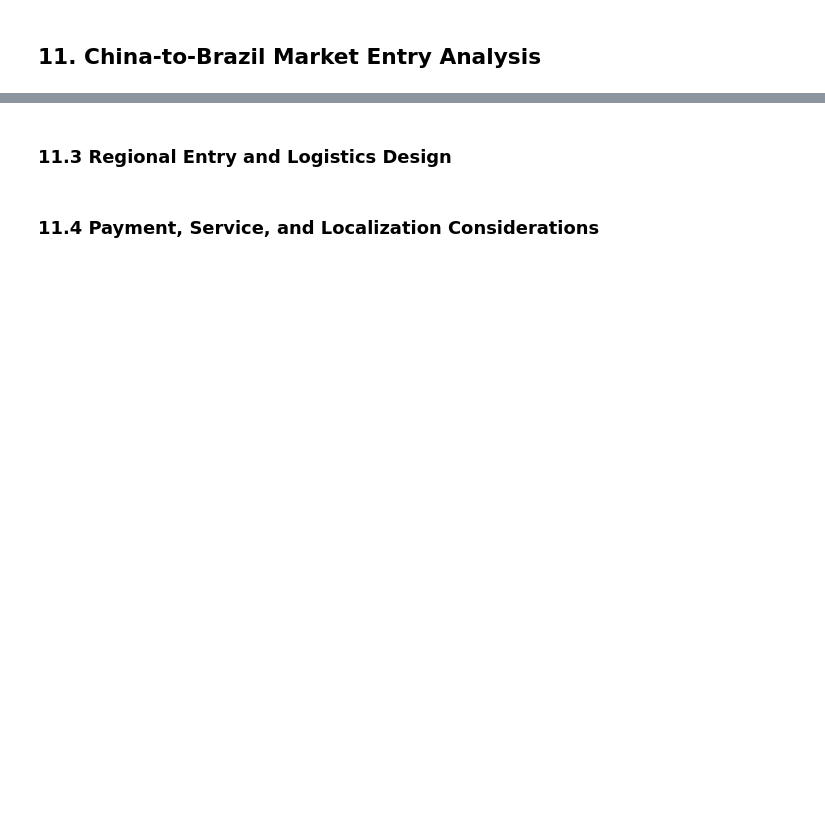
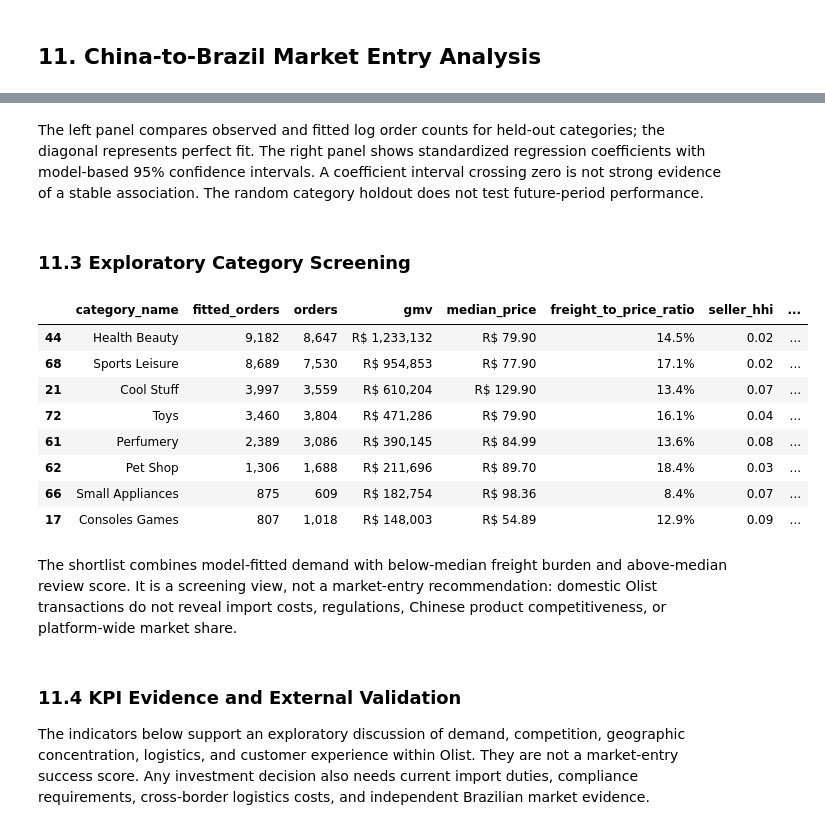
Before and after one commit to Observl/BigDataAnalysisPortfolio, a Jupyter notebook: Brazilian E-Commerce Analysis/Brazil EC.ipynb, the cells around one changed output, grey strips where cells are left out. Drawn from its saved outputs; the diff is of its cells as text; code cells hidden in the pictures; blank space fills up the shorter version.

```diff
--- a/Brazilian E-Commerce Analysis/Brazil EC.ipynb
+++ b/Brazilian E-Commerce Analysis/Brazil EC.ipynb
@@ -828,4 +1902,44 @@ payment_figure.show()
+# %% [markdown]
+The left panel compares observed and fitted log order counts for held-out categories; the diagonal represents perfect fit. The right panel shows standardized regression coefficients with model-based 95% confidence intervals. A coefficient interval crossing zero is not strong evidence of a stable association. The random category holdout does not test future-period performance.
 # %% [markdown]
-### 11.3 Regional Entry and Logistics Design
+### 11.3 Exploratory Category Screening
+# %%
+# Screen categories using fitted demand and observed operational proxies.
+category_screen = category_model_data.copy()
+category_screen["fitted_orders"] = np.maximum(np.expm1(model_design @ entry_coefficients), 0)
+freight_median = category_screen["freight_to_price_ratio"].median()
+review_median = category_screen["average_review_score"].median()
+category_shortlist = (
+    category_screen.loc[
+        category_screen["freight_to_price_ratio"].le(freight_median)
+        & category_screen["average_review_score"].ge(review_median)
+    ]
+    .nlargest(8, "fitted_orders")
+    [["category_name", "fitted_orders", "orders", "gmv", "median_price",
+      "freight_to_price_ratio", "seller_hhi", "average_review_score"]]
+    .copy()
+)
+category_shortlist["category_name"] = category_shortlist["category_name"].str.replace("_", " ").str.title()
+display(category_shortlist.style.format({
+    "fitted_orders": "{:,.0f}", "orders": "{:,.0f}", "gmv": "R$ {:,.0f}",
+    "median_price": "R$ {:,.2f}", "freight_to_price_ratio": "{:.1%}",
+    "seller_hhi": "{:.2f}", "average_review_score": "{:.2f}",
+}))
+if test_r_squared <= 0:
+    print("Warning: negative holdout R²; the shortlist is descriptive only and should not guide investment.")
+# %% [output]
+|  | category_name | fitted_orders | orders | gmv | median_price | freight_to_price_ratio | seller_hhi | ... |
+| 44 | Health Beauty | 9,182 | 8,647 | R$ 1,233,132 | R$ 79.90 | 14.5% | 0.02 | ... |
+| 68 | Sports Leisure | 8,689 | 7,530 | R$ 954,853 | R$ 77.90 | 17.1% | 0.02 | ... |
+| 21 | Cool Stuff | 3,997 | 3,559 | R$ 610,204 | R$ 129.90 | 13.4% | 0.07 | ... |
+| 72 | Toys | 3,460 | 3,804 | R$ 471,286 | R$ 79.90 | 16.1% | 0.04 | ... |
+| 61 | Perfumery | 2,389 | 3,086 | R$ 390,145 | R$ 84.99 | 13.6% | 0.08 | ... |
+| 62 | Pet Shop | 1,306 | 1,688 | R$ 211,696 | R$ 89.70 | 18.4% | 0.03 | ... |
+| 66 | Small Appliances | 875 | 609 | R$ 182,754 | R$ 98.36 | 8.4% | 0.07 | ... |
+| 17 | Consoles Games | 807 | 1,018 | R$ 148,003 | R$ 54.89 | 12.9% | 0.09 | ... |
+# %% [markdown]
+The shortlist combines model-fitted demand with below-median freight burden and above-median review score. It is a screening view, not a market-entry recommendation: domestic Olist transactions do not reveal import costs, regulations, Chinese product competitiveness, or platform-wide market share.
 # %% [markdown]
-### 11.4 Payment, Service, and Localization Considerations
+### 11.4 KPI Evidence and External Validation
+
+The indicators below support an exploratory discussion of demand, competition, geographic concentration, logistics, and customer experience within Olist. They are not a market-entry success score. Any investment decision also needs current import duties, compliance requirements, cross-border logistics costs, and independent Brazilian market evidence.
```
Also changed, not shown: parts of 52 cells of this notebook, 49 other files.
